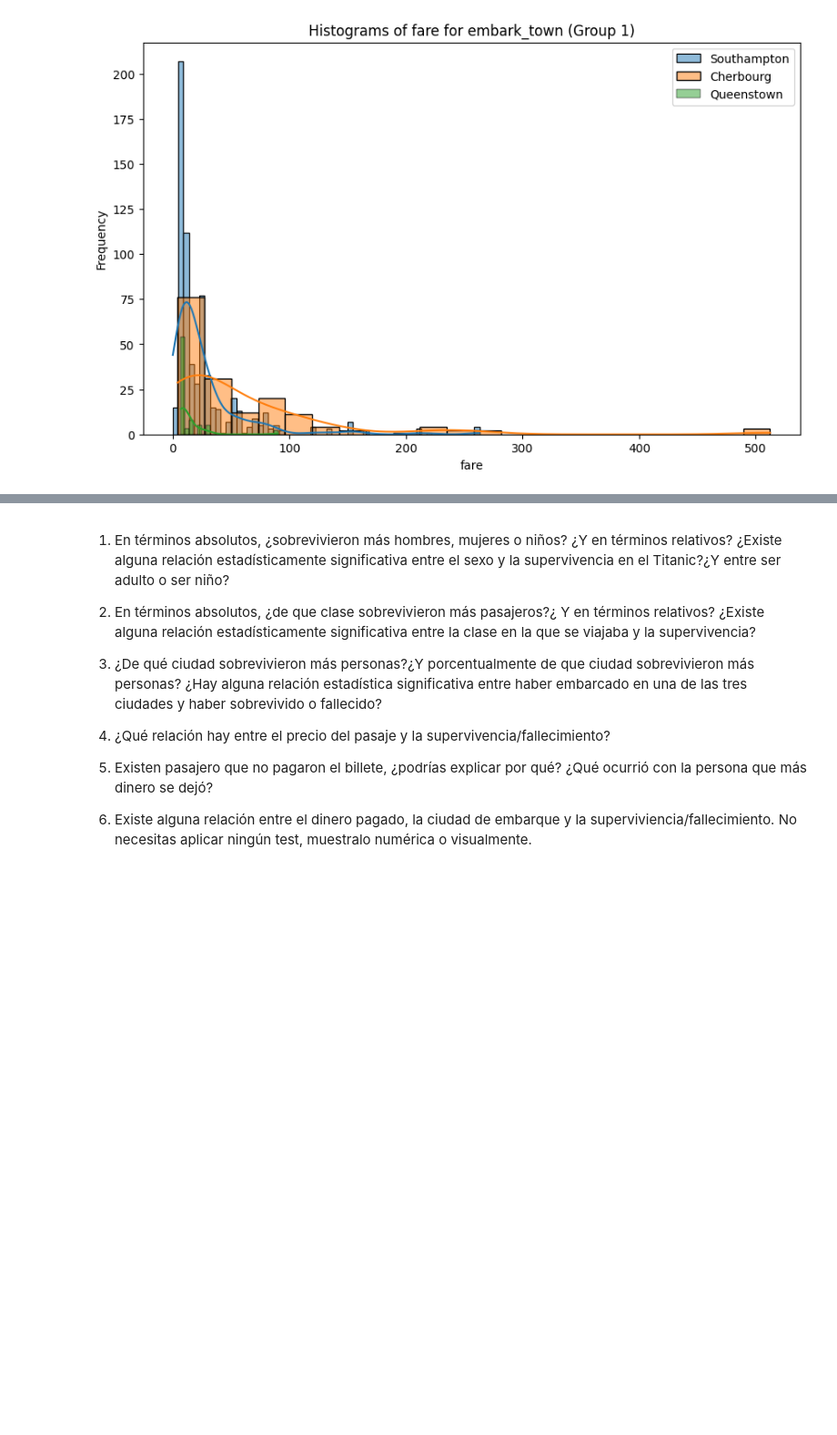
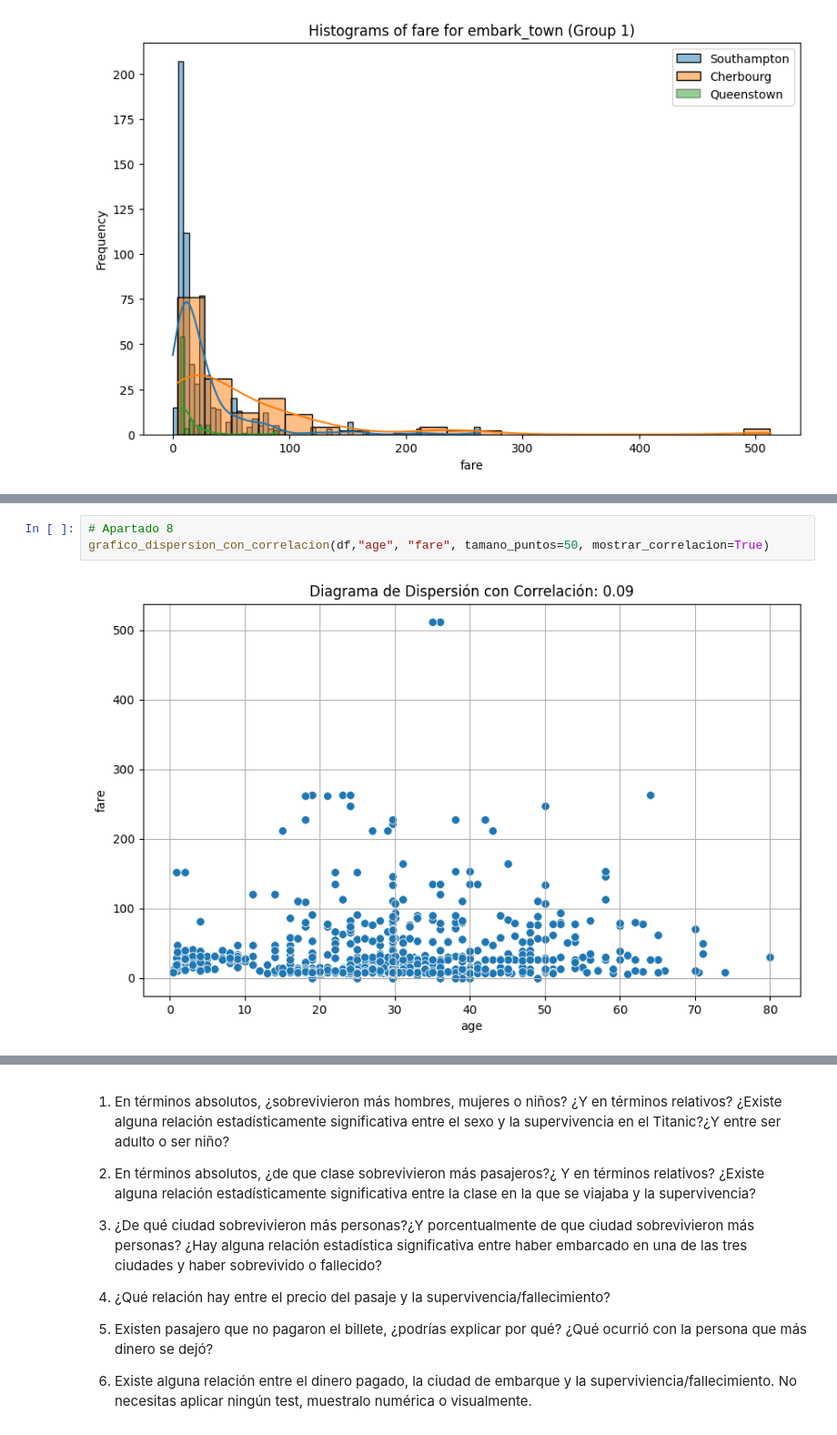
Before and after one commit to MartinAmez/ONLINE_DS_THEBRIDGE_MARTIN, a Jupyter notebook: Sprint 7 Analisis/Practica_Obligatoria/18_Practica_Obligatoria_Multivariante.ipynb, the cells around one changed output, grey strips where cells are left out. Shown at 91% size. Saved outputs shown, nothing was run; the diff lists cells and outputs as text; blank space fills up the shorter version.

```diff
--- a/Sprint 7 Analisis/Practica_Obligatoria/18_Practica_Obligatoria_Multivariante.ipynb
+++ b/Sprint 7 Analisis/Practica_Obligatoria/18_Practica_Obligatoria_Multivariante.ipynb
@@ -350,0 +444,5 @@ plot_grouped_histograms(df,"embark_town","fare", group_size=5)
+# %%
+# Apartado 8
+grafico_dispersion_con_correlacion(df,"age", "fare", tamano_puntos=50, mostrar_correlacion=True)
+# %% [output]
+[figure, added]
```
Also changed, not shown: parts of 39 cells of this notebook.
